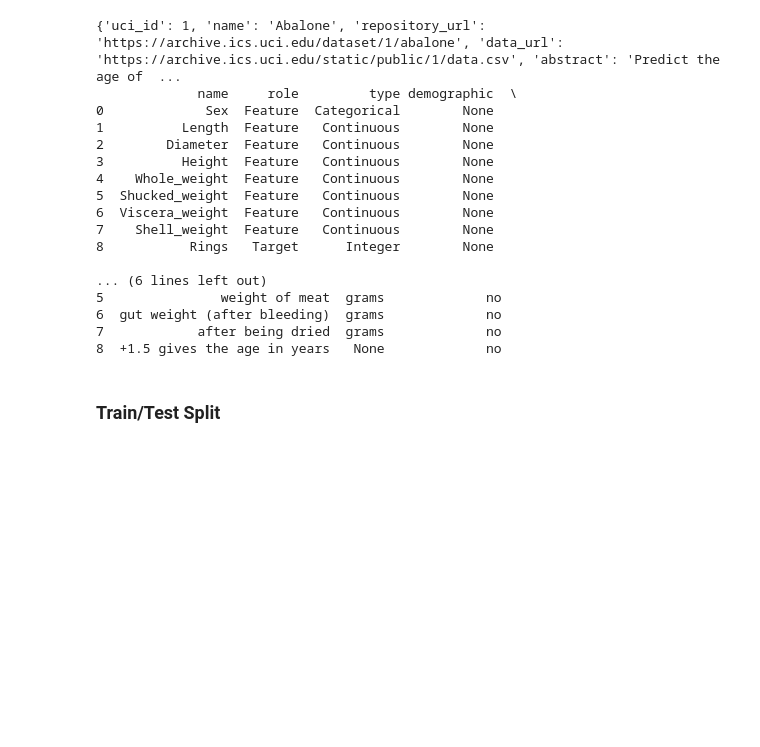
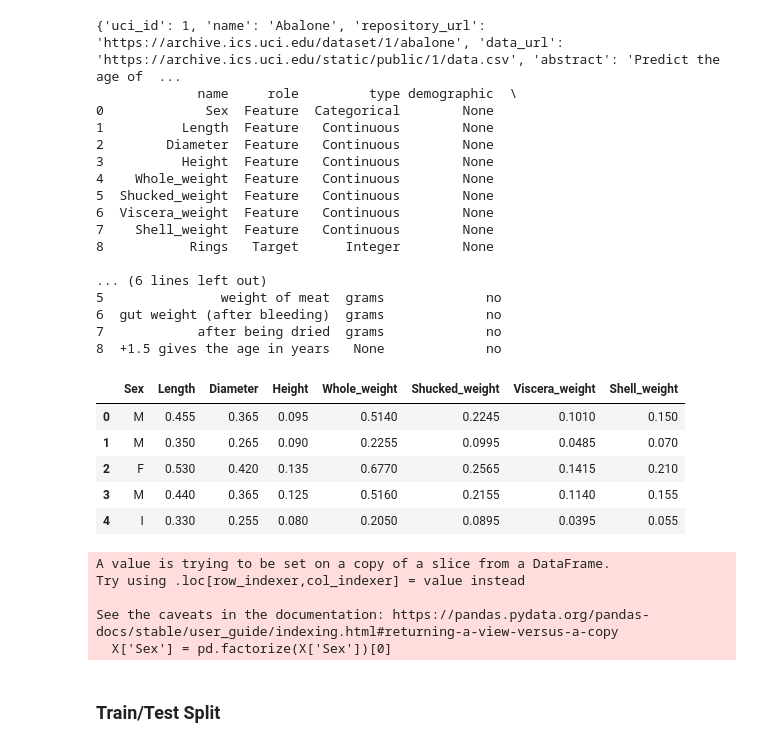
Before and after one commit to johnrempe/Abalone, a Jupyter notebook: RandomForest.ipynb, the cells around one changed output. Cells and saved outputs as stored; diff of their text form; code cells hidden in the pictures; blank space fills up the shorter version.

```diff
--- a/RandomForest.ipynb
+++ b/RandomForest.ipynb
@@ -42,3 +45,20 @@ print(abalone.variables)
 6  gut weight (after bleeding)  grams             no
 7            after being dried  grams             no
 8  +1.5 gives the age in years   None             no
+# %%
+X.head()
+# %% [output]
+|  | Sex | Length | Diameter | Height | Whole_weight | Shucked_weight | Viscera_weight | Shell_weight |
+| 0 | M | 0.455 | 0.365 | 0.095 | 0.5140 | 0.2245 | 0.1010 | 0.150 |
+| 1 | M | 0.350 | 0.265 | 0.090 | 0.2255 | 0.0995 | 0.0485 | 0.070 |
+| 2 | F | 0.530 | 0.420 | 0.135 | 0.6770 | 0.2565 | 0.1415 | 0.210 |
+| 3 | M | 0.440 | 0.365 | 0.125 | 0.5160 | 0.2155 | 0.1140 | 0.155 |
+| 4 | I | 0.330 | 0.255 | 0.080 | 0.2050 | 0.0895 | 0.0395 | 0.055 |
+# %%
+X['Sex'] = pd.factorize(X['Sex'])[0]
+# %% [output]
+A value is trying to be set on a copy of a slice from a DataFrame.
+Try using .loc[row_indexer,col_indexer] = value instead
+
+See the caveats in the documentation: https://pandas.pydata.org/pandas-docs/stable/user_guide/indexing.html#returning-a-view-versus-a-copy
+  X['Sex'] = pd.factorize(X['Sex'])[0]
```
Also changed, not shown: parts of 17 cells of this notebook.
